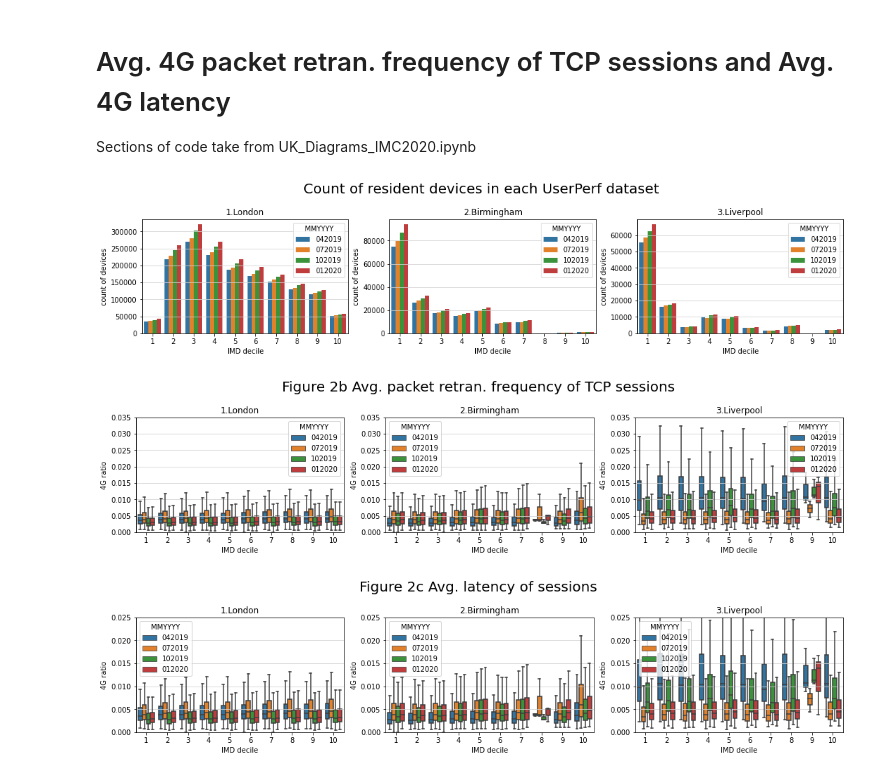
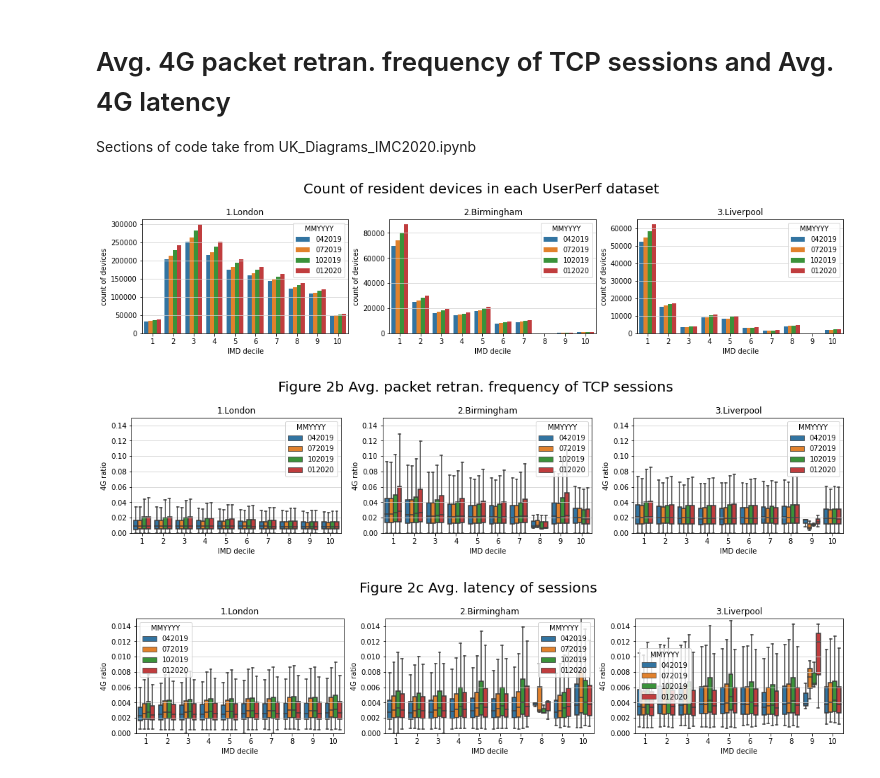
Before and after one commit to 5uperpalo/Telefonica, a Jupyter notebook: IMC2020/UK_SeasonalityCheck.ipynb, the cells around one changed output. Saved outputs shown, nothing was run; the diff lists cells and outputs as text; code cells hidden in the pictures.

```diff
--- a/IMC2020/UK_SeasonalityCheck.ipynb
+++ b/IMC2020/UK_SeasonalityCheck.ipynb
@@ -72,11 +52,6 @@ for loc,dt in zip(liverpool_userperf_loc[1:], MMYYYY_list[1:]):
     temp = pd.read_csv(loc, index_col=False)
     temp['MMYYYY'] = dt
     liverpool_userperf_pd = liverpool_userperf_pd.append(temp, ignore_index=True)
-
-
-london_userperf_pd = pd.merge(london_userperf_pd, london_devices_pd_2merge, on='device_id', how='inner')
-birmingham_userperf_pd = pd.merge(birmingham_userperf_pd, birmingham_devices_pd_2merge, on='device_id', how='inner')
-liverpool_userperf_pd = pd.merge(liverpool_userperf_pd, liverpool_devices_pd_2merge, on='device_id', how='inner')
 # %% [markdown]
 # Avg. 4G packet retran. frequency of TCP sessions and Avg. 4G latency
 Sections of code take from UK_Diagrams_IMC2020.ipynb
@@ -99,10 +74,9 @@ liverpool_userperf_pd = pd.merge(liverpool_userperf_pd, liverpool_homeantenna_pd
 liverpool_userperf_pd = pd.merge(liverpool_userperf_pd, liverpool_antenna_imd_pd, left_on='antenna_id', right_on='lkey', how='inner')
 # %%
 for column in ['avg(rtt4g_avg)', 'avg(retx4g_avg)']:
-    for dt in MMYYYY_list:
-        london_userperf_pd.loc[london_userperf_pd['MMYYYY']==dt, column] = london_userperf_pd.loc[london_userperf_pd['MMYYYY']==dt, column]/london_userperf_pd.loc[london_userperf_pd['MMYYYY']==dt, column].max()
-        birmingham_userperf_pd.loc[birmingham_userperf_pd['MMYYYY']==dt, column] = birmingham_userperf_pd.loc[birmingham_userperf_pd['MMYYYY']==dt, column]/birmingham_userperf_pd.loc[birmingham_userperf_pd['MMYYYY']==dt, column].max()
-        liverpool_userperf_pd.loc[liverpool_userperf_pd['MMYYYY']==dt, column] = liverpool_userperf_pd.loc[liverpool_userperf_pd['MMYYYY']==dt, column]/liverpool_userperf_pd.loc[liverpool_userperf_pd['MMYYYY']==dt, column].max()
+    london_userperf_pd[column] = london_userperf_pd[column]/london_userperf_pd[column].max()
+    birmingham_userperf_pd[column] = birmingham_userperf_pd[column]/birmingham_userperf_pd[column].max()
+    liverpool_userperf_pd[column] = liverpool_userperf_pd[column]/liverpool_userperf_pd[column].max()
 # %%
 fig, ax = plt.subplots(1, 3, figsize=(18, 3), facecolor='w', edgecolor='k')
 fig.suptitle('Count of resident devices in each UserPerf dataset', size=20, y=1.12)
@@ -124,54 +98,48 @@ liverpool = sns.countplot(ax=ax[2], x='IMDDecil', hue='MMYYYY', data=liverpool_u
 applyPlotStyle(ax[2])
 ax[2].set_title('3.Liverpool');
 # %% [output]
-[figure, old version]
+[figure, new version]
 # %%
 fig, ax = plt.subplots(1, 3, figsize=(18, 3), facecolor='w', edgecolor='k')
 fig.suptitle('Figure 2b Avg. packet retran. frequency of TCP sessions', size=20, y=1.12)
 def applyPlotStyle(ax):
     ax.yaxis.grid(True, linestyle='-', which='both', color='lightgrey')
-    ax.set_ylim([0,0.035])
+    ax.set_ylim([0,0.15])
     ax.set_xlabel('IMD decile')
     ax.set_ylabel('4G ratio')
 
-#london = sns.violinplot(ax = ax[0], x='IMDDecil', y='avg(rtt4g_avg)', hue='MMYYYY',scale='area', data=london_userperf_pd, split=True, showfliers=False)
-london = sns.boxplot(ax = ax[0], x='IMDDecil', y='avg(rtt4g_avg)', hue='MMYYYY', data=london_userperf_pd, showfliers=False, hue_order=MMYYYY_list)
+london = sns.boxplot(ax = ax[0], x='IMDDecil', y='avg(retx4g_avg)', hue='MMYYYY', data=london_userperf_pd, showfliers=False, hue_order=MMYYYY_list)
 applyPlotStyle(ax[0])
 ax[0].set_title('1.London')
 
-#birmingham = sns.violinplot(ax=ax[1], x='IMDDecil', y='avg(rtt4g_avg)', hue='MMYYYY',scale='area', data=birmingham_userperf_pd, split=True, showfliers=False)
-birmingham = sns.boxplot(ax=ax[1], x='IMDDecil', y='avg(rtt4g_avg)', hue='MMYYYY', data=birmingham_userperf_pd, showfliers=False, hue_order=MMYYYY_list)
+birmingham = sns.boxplot(ax=ax[1], x='IMDDecil', y='avg(retx4g_avg)', hue='MMYYYY', data=birmingham_userperf_pd, showfliers=False, hue_order=MMYYYY_list)
 applyPlotStyle(ax[1])
 ax[1].set_title('2.Birmingham')
 
-#liverpool = sns.violinplot(ax=ax[2], x='IMDDecil', y='avg(rtt4g_avg)', hue='MMYYYY',scale='area', data=liverpool_userperf_pd, split=True, showfliers=False)
-liverpool = sns.boxplot(ax=ax[2], x='IMDDecil', y='avg(rtt4g_avg)', hue='MMYYYY', data=liverpool_userperf_pd, showfliers=False, hue_order=MMYYYY_list)
+liverpool = sns.boxplot(ax=ax[2], x='IMDDecil', y='avg(retx4g_avg)', hue='MMYYYY', data=liverpool_userperf_pd, showfliers=False, hue_order=MMYYYY_list)
 applyPlotStyle(ax[2])
 ax[2].set_title('3.Liverpool');
 # %% [output]
-[figure, old version]
+[figure, new version]
 # %%
 fig, ax = plt.subplots(1, 3, figsize=(18, 3), facecolor='w', edgecolor='k')
 fig.suptitle('Figure 2c Avg. latency of sessions', size=20, y=1.12)
 def applyPlotStyle(ax):
     ax.yaxis.grid(True, linestyle='-', which='both', color='lightgrey')
-    ax.set_ylim([0,0.025])
+    ax.set_ylim([0,0.015])
     ax.set_xlabel('IMD decile')
     ax.set_ylabel('4G ratio')
 
-#london = sns.violinplot(ax = ax[0], x='IMDDecil', y='avg(rtt4g_avg)', hue='MMYYYY',scale='area', data=london_userperf_pd, split=True, showfliers=False)
 london = sns.boxplot(ax = ax[0], x='IMDDecil', y='avg(rtt4g_avg)', hue='MMYYYY', data=london_userperf_pd, showfliers=False, hue_order=MMYYYY_list)
 applyPlotStyle(ax[0])
 ax[0].set_title('1.London')
 
-#birmingham = sns.violinplot(ax=ax[1], x='IMDDecil', y='avg(rtt4g_avg)', hue='MMYYYY',scale='area', data=birmingham_userperf_pd, split=True, showfliers=False)
 birmingham = sns.boxplot(ax=ax[1], x='IMDDecil', y='avg(rtt4g_avg)', hue='MMYYYY', data=birmingham_userperf_pd, showfliers=False, hue_order=MMYYYY_list)
 applyPlotStyle(ax[1])
 ax[1].set_title('2.Birmingham')
 
-#liverpool = sns.violinplot(ax=ax[2], x='IMDDecil', y='avg(rtt4g_avg)', hue='MMYYYY',scale='area', data=liverpool_userperf_pd, split=True, showfliers=False)
 liverpool = sns.boxplot(ax=ax[2], x='IMDDecil', y='avg(rtt4g_avg)', hue='MMYYYY', data=liverpool_userperf_pd, showfliers=False, hue_order=MMYYYY_list)
 applyPlotStyle(ax[2])
 ax[2].set_title('3.Liverpool');
 # %% [output]
-[figure, old version]
+[figure, new version]
```
Also changed, not shown: parts of 3 cells of this notebook, 1 other file.
